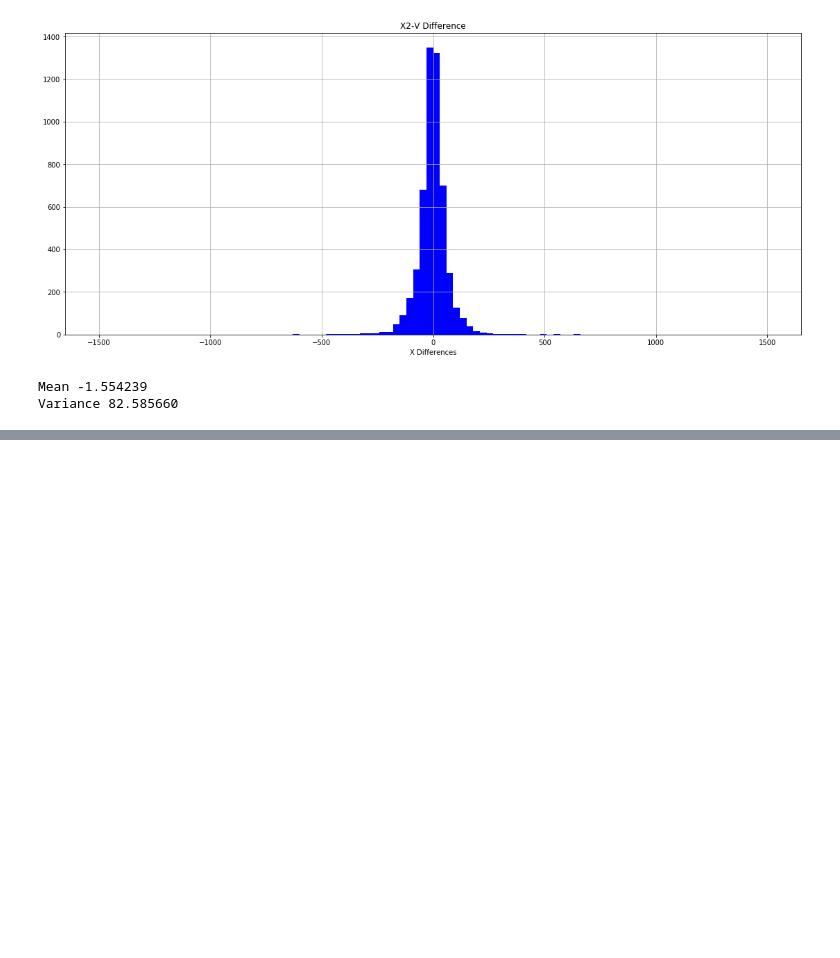
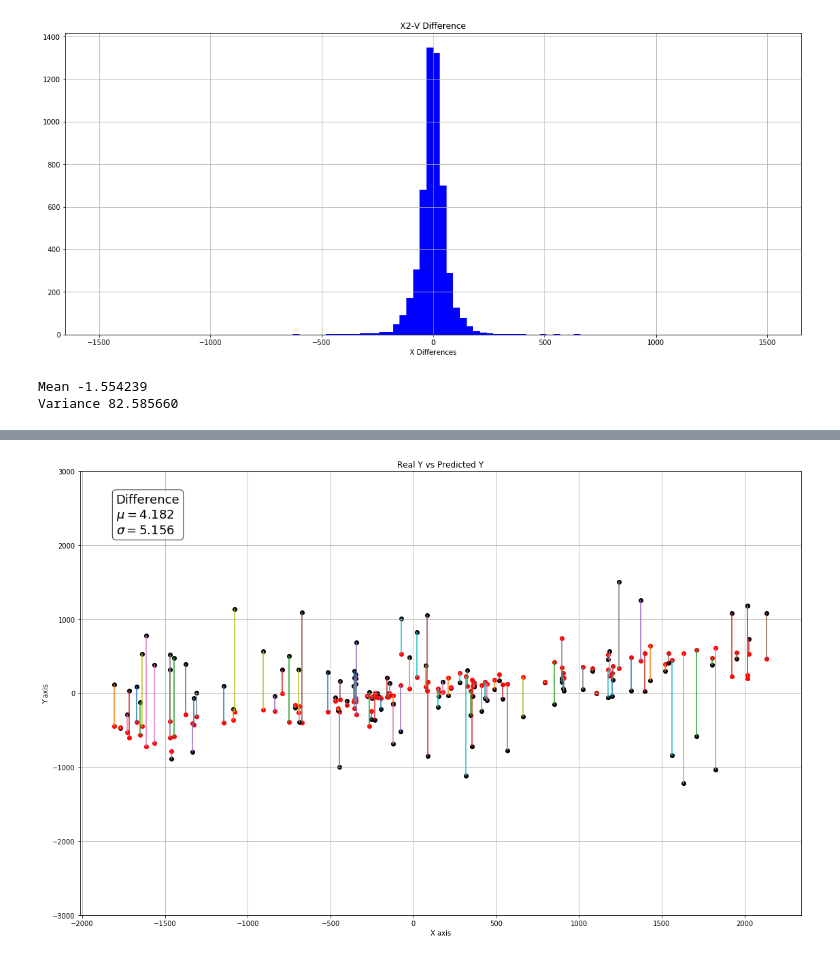
Before and after one commit to gabrielcammany/LHCb-CERN, a Jupyter notebook: notebooks/reconstruction/Reconstruction_Study.ipynb, the cells around one changed output, grey strips where cells are left out. Saved outputs shown, nothing was run; the diff lists cells and outputs as text; code cells hidden in the pictures; blank space fills up the shorter version.

```diff
--- a/notebooks/reconstruction/Reconstruction_Study.ipynb
+++ b/notebooks/reconstruction/Reconstruction_Study.ipynb
@@ -410,0 +354,83 @@ Variance 856.122889
+# %%
+Real_Y = []
+Pr_Y = []
+diff = []
+
+pos = 0
+tan = 1 / math.tan(math.radians(5))
+
+event_hits = mc_hits[mc_hits[:,13] < events[1]]
+
+fig = plt.figure(figsize=(19, 12))
+ax = fig.add_subplot(111)
+
+for hit in event_hits:
+
+    if (len(hit[5]) > 0):
+
+        X_final = np.zeros(12)
+
+        actual = -1
+        for i in range(0, len(hit[5])):
+            if (actual != hit[8][i]):
+                X_final[actual + 1] = hit[5][i]
+                actual = hit[8][i]
+
+        pred = (hit[1][1] - hit[1][0]) * tan
+        print("X1: %s" % hit[1][0])
+        print("U: %s" % hit[1][1])
+        print("V: %s" % hit[1][2])
+        print("X2: %s" % hit[1][3])
+        print("U y: %s" % hit[2][1])
+        print("X2 y: %s" % hit[2][3])
+        print("Z: %s" % hit[3][:4])
+        print(hit[10][0])
+        print(hit[11][0])
+        print(hit[1][1] - X_final[1])
+        print("Pred %s" % (math.tan( (hit[1][1] - X_final[1])/(math.radians(5)*zLays[1]) ) * zLays[1]))
+        print("X1-U: %s" % ((hit[1][1] - hit[1][0]) * tan))
+        print("U-V: %s" % (0.5 * (hit[1][2] - hit[1][1]) * tan))
+        print("V-X2: %s" % ((hit[1][3] - hit[1][2]) * tan))
+        print('\n')
+
+        Real_Y.append(hit[2][0])
+        Pr_Y.append(pred)
+
+        diff.append(np.abs(hit[2][1] - hit[2][0]))
+
+        ax.plot( [hit[1][0], hit[1][0]] , [hit[2][0], pred])
+        ax.scatter(hit[1][0],hit[2][0],color=np.array([0,0,0]))
+        ax.scatter( hit[1][0], pred, color=np.array([1,0,0]))
+
+
+textstr = 'Difference\n$\mu=%.3f$\n$\sigma=%.3f$'%(np.mean(np.array(diff)), np.std(np.array(diff)))
+# these are matplotlib.patch.Patch properties
+props = dict(boxstyle='round', facecolor='white', alpha=0.8)
+
+# place a text box in upper left in axes coords
+ax.text(0.05, 0.95, textstr, transform=ax.transAxes, fontsize=18,
+        verticalalignment='top', bbox=props)
+ax.set_xlabel('X axis')
+ax.set_ylabel('Y axis')
+ax.set_title('Real Y vs Predicted Y')
+ax.set_ylim(-3000, 3000)
+ax.grid()
+plt.show()
+
+print("Mean Real %f " % np.mean(np.array(Real_Y)))
+print("Variance Real %f " % np.std(np.array(Real_Y)))
+
+print("Mean Predicted %f " % np.mean(np.array(Pr_Y)))
+print("Variance Predicted %f " % np.std(np.array(Pr_Y)))
+
+fig = plt.figure(figsize=(19, 8))
+ax = fig.add_subplot(111)
+n, bins, patches = plt.hist(diff, 100, facecolor='blue', range=(-2500,2500))
+
+ax.set_title('Difference between real Y and predicted')
+ax.grid()
+plt.show()
+
+print("Mean %f " % np.mean(np.array(diff)))
+print("Variance %f " % np.std(np.array(diff)))
+# %% [output]
@@ -410,0 +454 @@ Variance 856.122889
+[figure, added]
```
Also changed, not shown: parts of 3 cells of this notebook, 5 other files.
